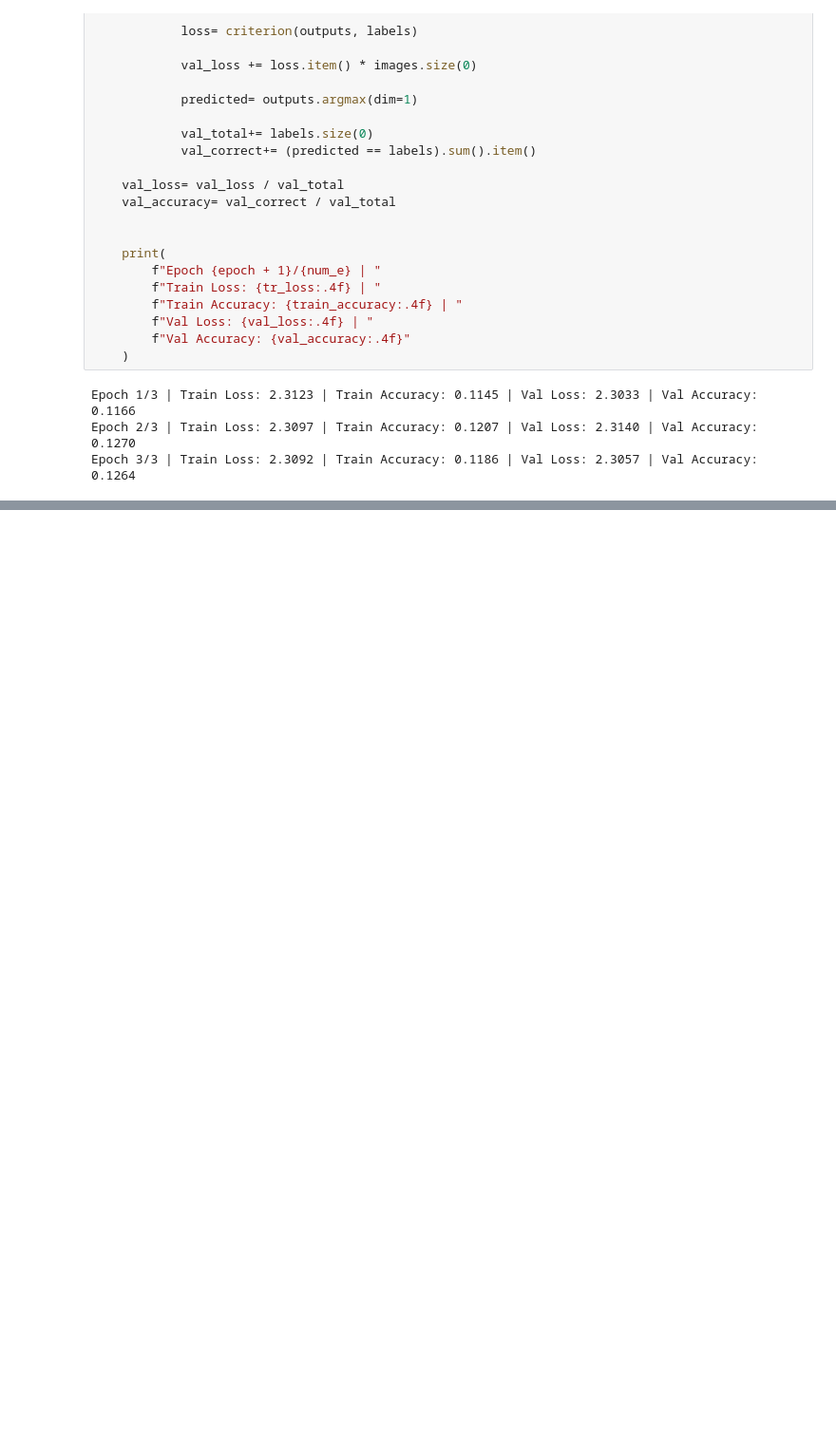
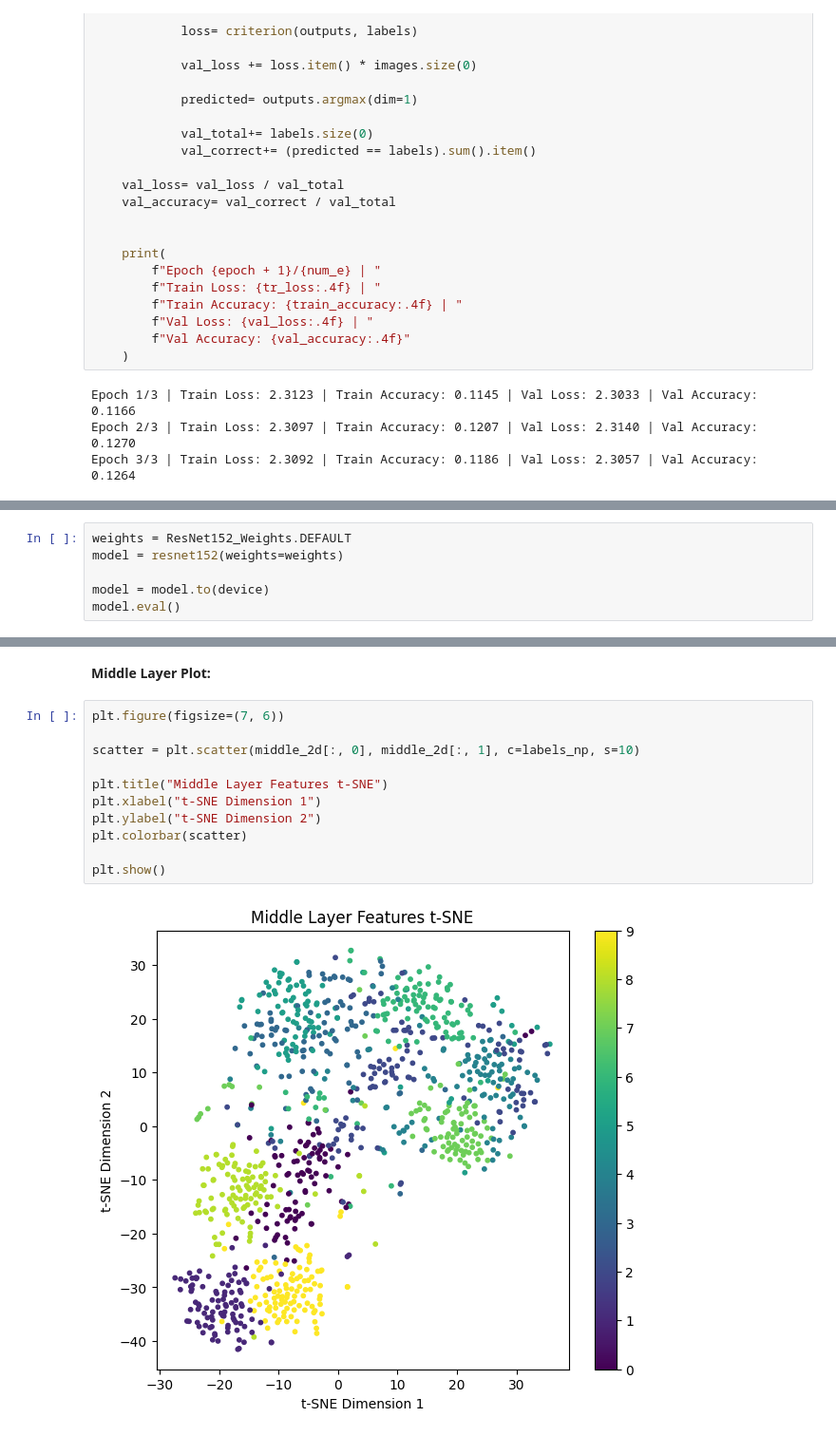
Before and after one commit to Zeeba1705/atml_PA0, a Jupyter notebook: Copy_of_task1_pa0.ipynb, the cells around one changed output, grey strips where cells are left out. Shown at 95% size. Cells and saved outputs as stored; diff of their text form; blank space fills up the shorter version.

```diff
--- a/Copy_of_task1_pa0.ipynb
+++ b/Copy_of_task1_pa0.ipynb
@@ -345,0 +348,6 @@ Epoch 3/3 | Train Loss: 2.3092 | Train Accuracy: 0.1186 | Val Loss: 2.3057 | Val
+# %%
+weights = ResNet152_Weights.DEFAULT
+model = resnet152(weights=weights)
+
+model = model.to(device)
+model.eval()
@@ -345,0 +485,15 @@ Epoch 3/3 | Train Loss: 2.3092 | Train Accuracy: 0.1186 | Val Loss: 2.3057 | Val
+# %% [markdown]
+**Middle Layer Plot:**
+# %%
+plt.figure(figsize=(7, 6))
+
+scatter = plt.scatter(middle_2d[:, 0], middle_2d[:, 1], c=labels_np, s=10)
+
+plt.title("Middle Layer Features t-SNE")
+plt.xlabel("t-SNE Dimension 1")
+plt.ylabel("t-SNE Dimension 2")
+plt.colorbar(scatter)
+
+plt.show()
+# %% [output]
+[figure, added]
```
Also changed, not shown: parts of 12 cells of this notebook.
